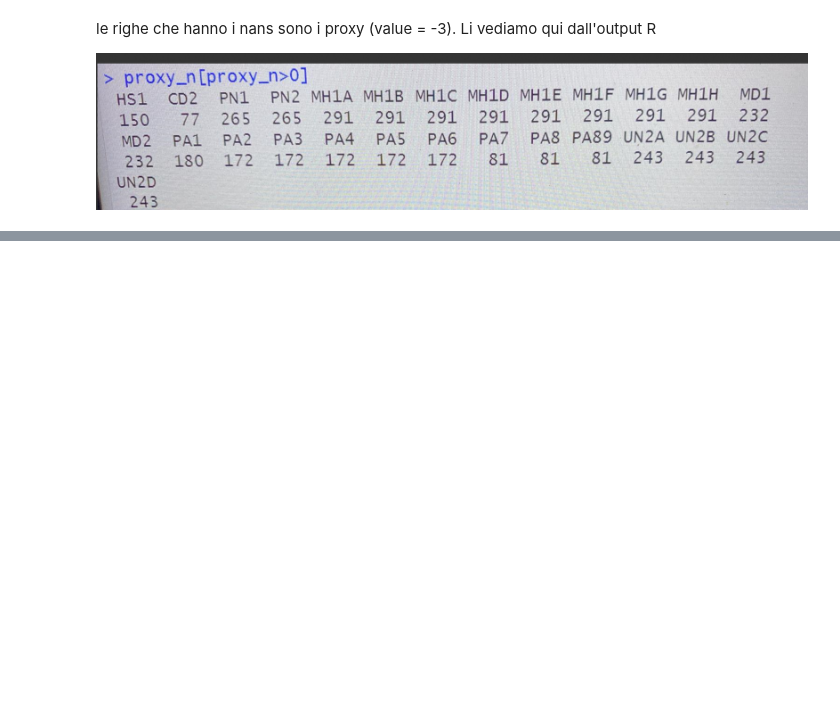
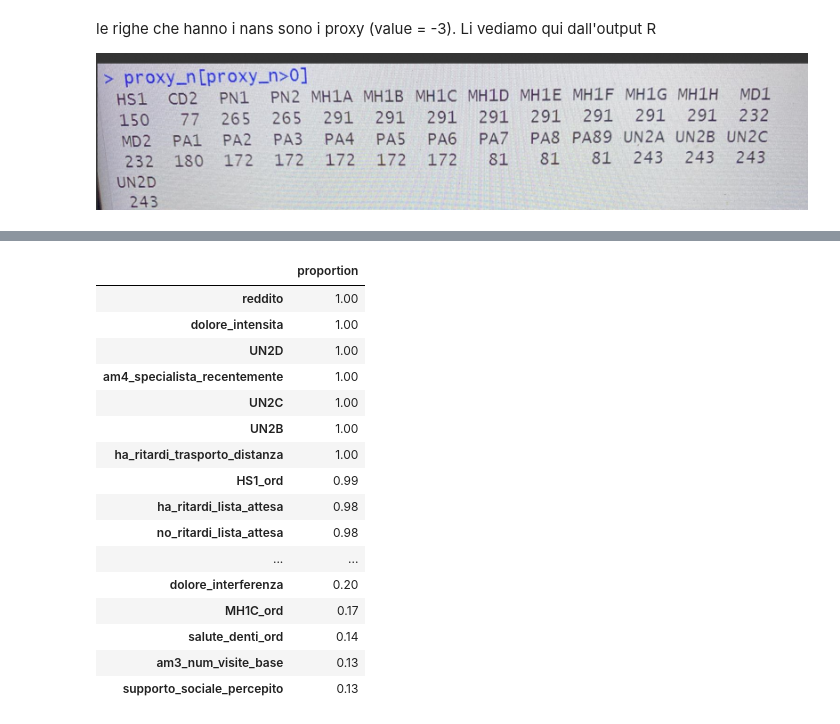
Before and after one commit to emanueleiacca/SL_ISTAT, a Jupyter notebook: Modelling.ipynb, the cells around one changed output, grey strips where cells are left out. Saved outputs shown, nothing was run; the diff lists cells and outputs as text; code cells hidden in the pictures; blank space fills up the shorter version.

```diff
--- a/Modelling.ipynb
+++ b/Modelling.ipynb
@@ -313,0 +553,6 @@ print(f"AUC (macro-average, Test Set): {auc:.3f}")
+# %%
+miscovered_indices = [i for i, v in enumerate(covered) if not v]
+print(f"Indices where true label not in conformal set: {miscovered_indices}")
+if miscovered_indices:
+    for i in miscovered_indices[:5]:  # show up to 5
+        print(f"Test sample {i}: conformal set {prediction_sets[i]}, true label {true_labels[i]}")
@@ -313,0 +708,30 @@ print(f"AUC (macro-average, Test Set): {auc:.3f}")
+# %%
+# unique values from all_selected_features with valueS (proportion)
+feature_counts = {}
+for features in all_selected_features:
+    for feat in features:
+        feature_counts[feat] = feature_counts.get(feat, 0) + 1
+feature_counts = {k: v / BOOTSTRAPS for k, v in feature_counts.items()}
+feature_counts_df = pd.DataFrame.from_dict(feature_counts, orient='index', columns=['proportion'])
+# only > 0.10
+feature_counts_df = feature_counts_df[feature_counts_df['proportion'] > 0.10]
+feature_counts_df = feature_counts_df.sort_values('proportion', ascending=False)
+feature_counts_df
+# %% [output]
+|  | proportion |
+| reddito | 1.00 |
+| dolore_intensita | 1.00 |
+| UN2D | 1.00 |
+| am4_specialista_recentemente | 1.00 |
+| UN2C | 1.00 |
+| UN2B | 1.00 |
+| ha_ritardi_trasporto_distanza | 1.00 |
+| HS1_ord | 0.99 |
+| ha_ritardi_lista_attesa | 0.98 |
+| no_ritardi_lista_attesa | 0.98 |
+| ... | ... |
+| dolore_interferenza | 0.20 |
+| MH1C_ord | 0.17 |
+| salute_denti_ord | 0.14 |
+| am3_num_visite_base | 0.13 |
+| supporto_sociale_percepito | 0.13 |
```
Also changed, not shown: parts of 49 cells of this notebook.
